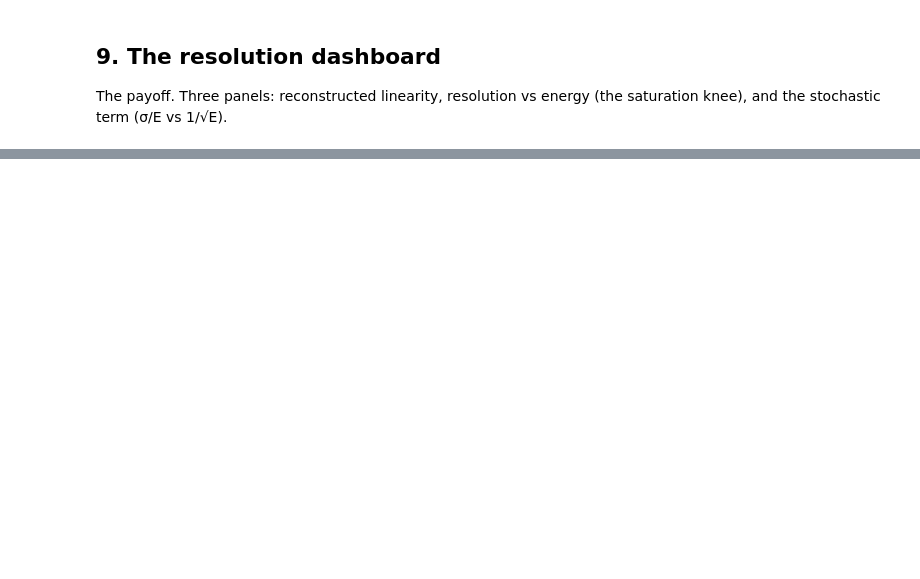
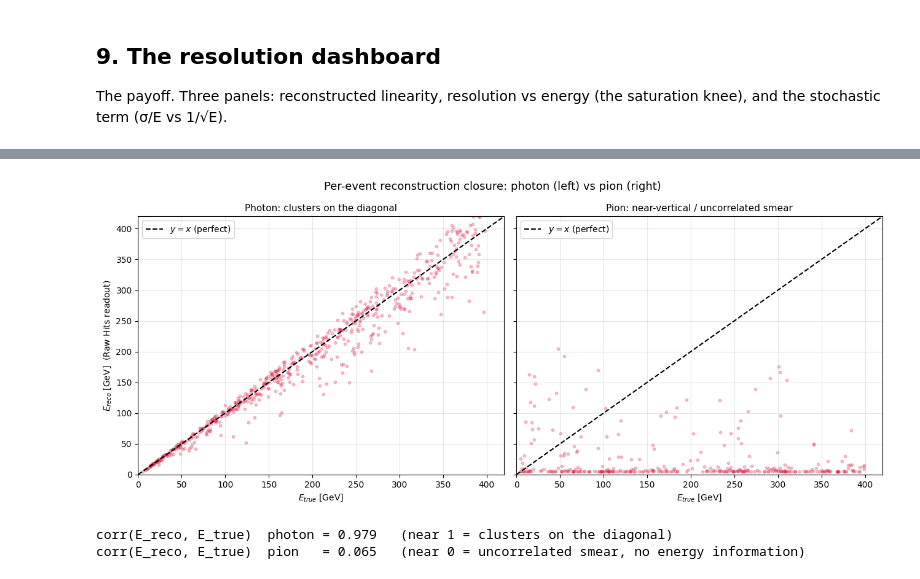
Before and after one commit to murtaza-safdari/CALOMAPS, a Jupyter notebook: notebooks/03b_ml_training_and_eval_pions.ipynb, the cells around one changed output, grey strips where cells are left out. Cells and saved outputs as stored; diff of their text form; code cells hidden in the pictures; blank space fills up the shorter version.

```diff
--- a/notebooks/03b_ml_training_and_eval_pions.ipynb
+++ b/notebooks/03b_ml_training_and_eval_pions.ipynb
@@ -450,0 +570,64 @@ For physics interpretation see [`docs/DECAL_pipeline.md`](../docs/DECAL_pipeline
+# %%
+# (D) CLOSURE SCATTER -- E_reco vs E_true per event, photon vs pion.
+#
+# For a sample of events: take the observed readout y_obs, invert it through the
+# median surrogate (invert_brent on f_med) to get E_reco, scatter vs E_true.
+# Same inversion call used everywhere above. Uses the "Raw Hits" readout (most
+# directly tied to deposited signal) for both species.
+
+if not PHOTON_OK:
+    print("Photon assets missing -- skipping the photon-vs-pion closure scatter.")
+    print("--> Run the photon notebooks 02 and 03 first to enable this comparison.")
+else:
+    rng = np.random.RandomState(0)
+
+    def reco_scatter(truth_arr, readout_arr, f_med, n=600):
+        # Restrict to events with a usable (positive) readout, then subsample.
+        m = (truth_arr > 0) & (readout_arr > 0)
+        idx = np.where(m)[0]
+        if idx.size > n:
+            idx = rng.choice(idx, size=n, replace=False)
+        e_true = truth_arr[idx]
+        e_reco = np.array([invert_brent(float(readout_arr[k]), f_med) for k in idx])
+        return e_true, e_reco
+
+    # Pion: reuse this notebook's loaded arrays + the pion Raw-Hits interpolator.
+    f_med_pi = interp["Raw Hits"][1]
+    et_pi_s, er_pi_s = reco_scatter(all_truth, all_hits, f_med_pi)
+
+    # Photon: load the photon npz arrays + the photon Raw-Hits interpolator.
+    pdat = np.load(PHOTON_NPZ)
+    f_med_ph = photon_interp["Raw Hits"][1]
+    et_ph_s, er_ph_s = reco_scatter(pdat["all_truth"], pdat["all_hits"], f_med_ph)
+
+    fig, axes = plt.subplots(1, 2, figsize=(13, 5.5), sharex=True, sharey=True)
+    lim = (0, 420)
+    for ax, (et_s, er_s, title, col) in zip(
+            axes,
+            [(et_ph_s, er_ph_s, "Photon: clusters on the diagonal", READOUT_COLORS["Hits"]),
+             (et_pi_s, er_pi_s, "Pion: near-vertical / uncorrelated smear", READOUT_COLORS["Hits"])]):
+        ax.scatter(et_s, er_s, s=10, alpha=0.25, color=col)
+        ax.plot(lim, lim, "k--", lw=1.5, label="$y = x$ (perfect)")
+        ax.set_xlim(*lim); ax.set_ylim(*lim)
+        ax.set_xlabel("$E_{true}$ [GeV]")
+        ax.set_title(title, fontsize=11)
+        ax.legend(loc="upper left")
+        ax.grid(True, alpha=0.3)
+    axes[0].set_ylabel("$E_{reco}$ [GeV]  (Raw Hits readout)")
+    fig.suptitle("Per-event reconstruction closure: photon (left) vs pion (right)", fontsize=13)
+    plt.tight_layout()
+    plt.show()
+
+    # Quantify: correlation of E_reco with E_true is the one-number summary.
+    def safe_corr(a, b):
+        if a.size < 2 or np.std(a) == 0 or np.std(b) == 0:
+            return float("nan")
+        return float(np.corrcoef(a, b)[0, 1])
+    print(f"corr(E_reco, E_true)  photon = {safe_corr(et_ph_s, er_ph_s):.3f}   "
+          f"(near 1 = clusters on the diagonal)")
+    print(f"corr(E_reco, E_true)  pion   = {safe_corr(et_pi_s, er_pi_s):.3f}   "
+          f"(near 0 = uncorrelated smear, no energy information)")
+# %% [output]
+[figure, added]
+corr(E_reco, E_true)  photon = 0.979   (near 1 = clusters on the diagonal)
+corr(E_reco, E_true)  pion   = 0.065   (near 0 = uncorrelated smear, no energy information)
```
Also changed, not shown: parts of 13 cells of this notebook, 1 other file.
